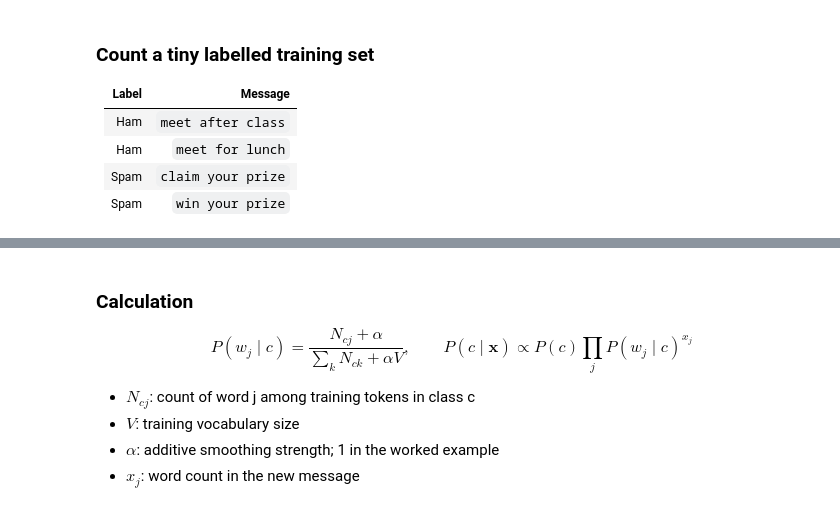
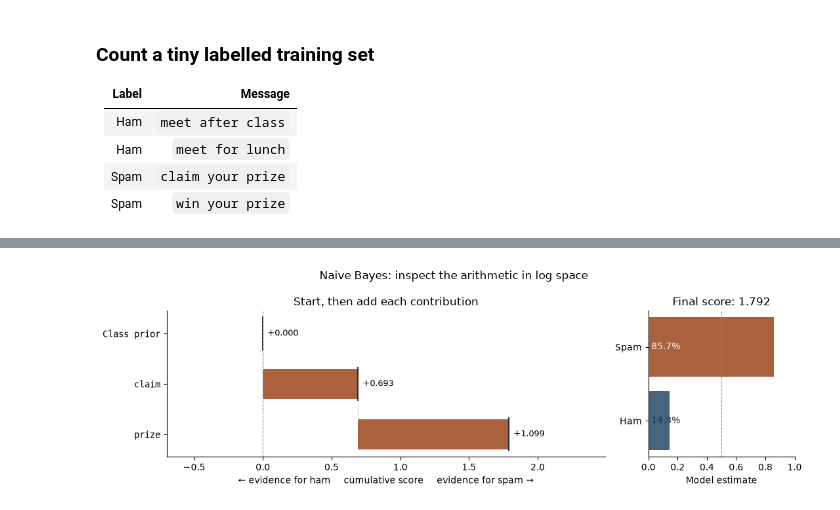
Before and after one commit to yulequan/STAT3612, a Jupyter notebook: src/tutorials/tutorial05/tutorial05.ipynb, the cells around one changed output, grey strips where cells are left out. Saved outputs shown, nothing was run; the diff lists cells and outputs as text; code cells hidden in the pictures.

```diff
--- a/src/tutorials/tutorial05/tutorial05.ipynb
+++ b/src/tutorials/tutorial05/tutorial05.ipynb
@@ -460,10 +461,5 @@ print("P(spam | claim prize):", classifier.predict_proba(vectorizer.transform(["
-# %% [markdown]
-### Calculation
-
-$$P(w_j\mid c)=\frac{N_{cj}+\alpha}{\sum_k N_{ck}+\alpha V},\qquad P(c\mid\mathbf x)\propto P(c)\prod_j P(w_j\mid c)^{x_j}$$
-
-- $N_{cj}$: count of word j among training tokens in class c
-- $V$: training vocabulary size
-- $\alpha$: additive smoothing strength; 1 in the worked example
-- $x_j$: word count in the new message
+# %%
+plot_evidence(nb_example(counts={"claim": 1, "prize": 1}, alpha=1), kind="nb")
+# %% [output]
+[figure, added]
 # %% [markdown]
```
Also changed, not shown: parts of 139 cells of this notebook, 14 other files.
